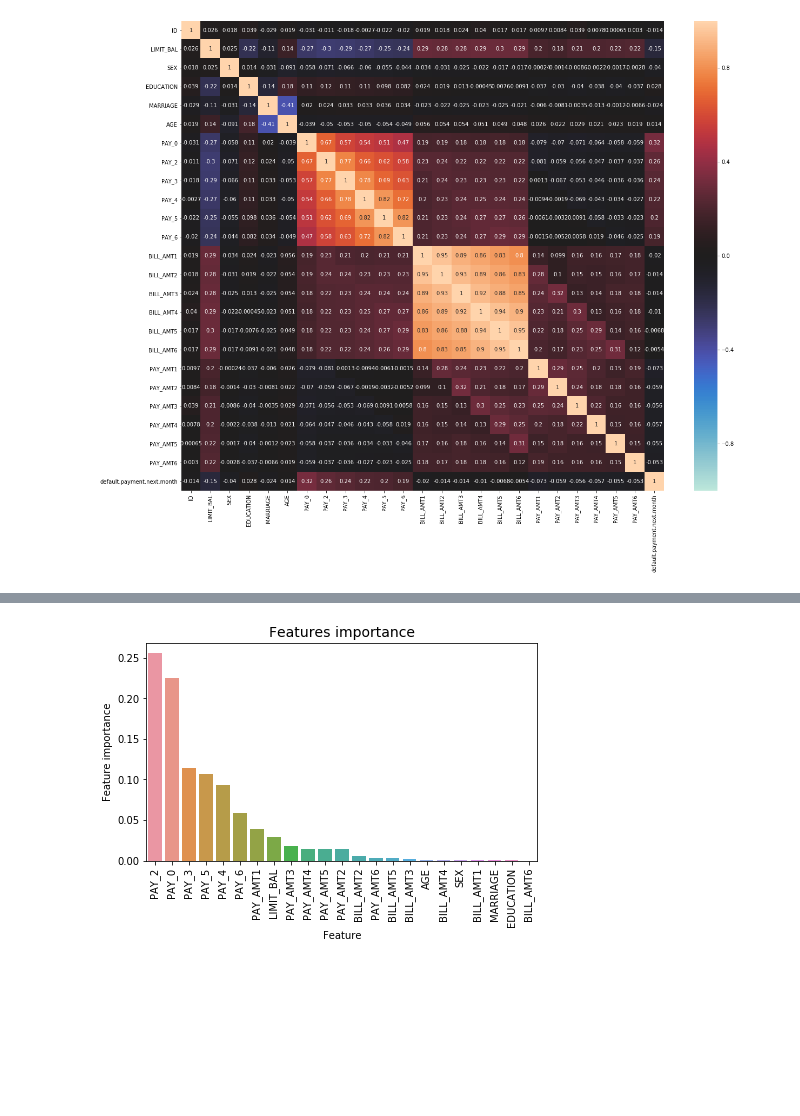
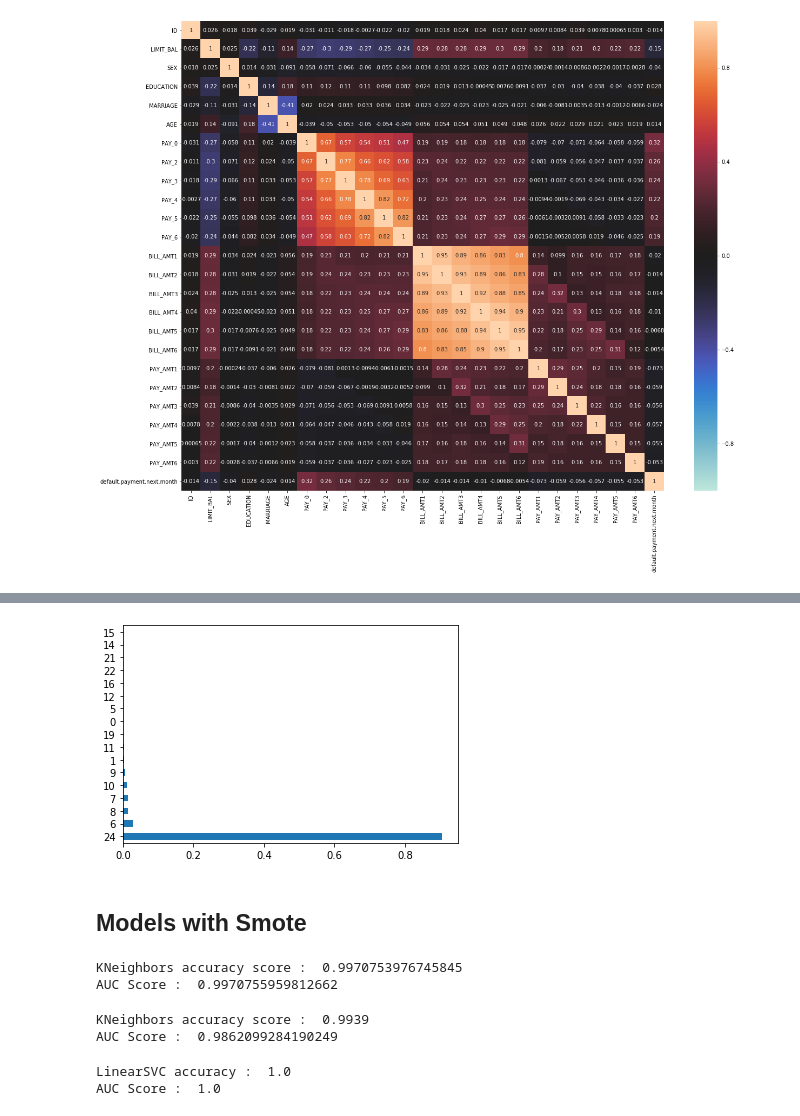
Before and after one commit to TheRenFox/INET4710_Project, a Jupyter notebook: Project1_4710.ipynb, the cells around one changed output, grey strips where cells are left out. Saved outputs shown, nothing was run; the diff lists cells and outputs as text; code cells hidden in the pictures; blank space fills up the shorter version.

```diff
--- a/Project1_4710.ipynb
+++ b/Project1_4710.ipynb
@@ -157,3 +169,6 @@ PAY_AMT5                      0
 PAY_AMT6                      0
 default.payment.next.month    0
 dtype: int64
+# %%
+target = df['default.payment.next.month']
+df.drop(columns=['default.payment.next.month'])
@@ -159,0 +194,5 @@ dtype: int64
+# %%
+#Normalizing the data
+scaler = StandardScaler()
+data = scaler.fit_transform(df)
+data = pd.DataFrame(data)
@@ -159,0 +213,3 @@ dtype: int64
+# %%
+#Splitting the data 70% train and 30% test.
+data_train, data_test, target_train, target_test = train_test_split(data,target, test_size = 0.30, random_state = 10)
@@ -196,0 +272,9 @@ sns.heatmap(corrmat,-1,1,ax=ax,center=0,annot=True)
+# %%
+lr_data = LogisticRegression(solver='lbfgs', max_iter=5000)
+lr_data.fit(data_train, target_train)
+lr_data_pred = lr_data.predict(data_test)
+rfe = RFE(lr_data, 5)
+fit = rfe.fit(data_train, target_train)
+print("Num Features: %d" % fit.n_features_)
+print("Selected Features: %s" % fit.support_)
+print("Feature Ranking: %s" % fit.ranking_)
@@ -222,10 +290,46 @@ preds = clf.predict(val_df[predictors])
-# %%
-tmp = pd.DataFrame({'Feature': predictors, 'Feature importance': clf.feature_importances_})
-tmp = tmp.sort_values(by='Feature importance',ascending=False)
-plt.figure(figsize = (7,4))
-plt.title('Features importance',fontsize=14)
-s = sns.barplot(x='Feature',y='Feature importance',data=tmp)
-s.set_xticklabels(s.get_xticklabels(),rotation=90)
-plt.show()
-# %% [output]
-[figure, removed]
+# %%
+model = ExtraTreesClassifier(n_estimators=25, random_state=0)
+model.fit(data_train, target_train)
+feat_importances = pd.Series(model.feature_importances_, index=data_train.columns)
+feat_importances.nlargest(17).plot(kind='barh')
+plt.show()
+# %% [output]
+[figure, added]
+# %% [markdown]
+## Models with Smote
+# %%
+#create object of the lassifier
+sm_neigh = KNeighborsClassifier(n_neighbors=3)
+#Train the algorithm
+sm_neigh.fit(sm_data_train, sm_target_train)
+# predict the response
+pred = sm_neigh.predict(sm_data_test)
+# evaluate accuracy
+print ("KNeighbors accuracy score : ",accuracy_score(sm_target_test, pred))
+print ("AUC Score : ", roc_auc_score(sm_target_test, pred))
+# %% [output]
+KNeighbors accuracy score :  0.9970753976745845
+AUC Score :  0.9970755959812662
+# %%
+#create object of the lassifier
+neigh = KNeighborsClassifier(n_neighbors=3)
+#Train the algorithm
+neigh.fit(data_train, target_train)
+# predict the response
+pred = neigh.predict(data_test)
+# evaluate accuracy
+print ("KNeighbors accuracy score : ",accuracy_score(target_test, pred))
+print ("AUC Score : ", roc_auc_score(target_test, pred))
+# %% [output]
+KNeighbors accuracy score :  0.9939
+AUC Score :  0.9862099284190249
+# %%
+sm_svc_model = LinearSVC(random_state=0)
+#train the algorithm on training data and predict using the testing data
+pred = sm_svc_model.fit(sm_data_train, sm_target_train).predict(sm_data_test)
+#print the accuracy score of the model
+print("LinearSVC accuracy : ",accuracy_score(sm_target_test, pred, normalize = True))
+print ("AUC Score : ", roc_auc_score(sm_target_test, pred))
+# %% [output]
+LinearSVC accuracy :  1.0
+AUC Score :  1.0
```
Also changed, not shown: parts of 26 cells of this notebook.
